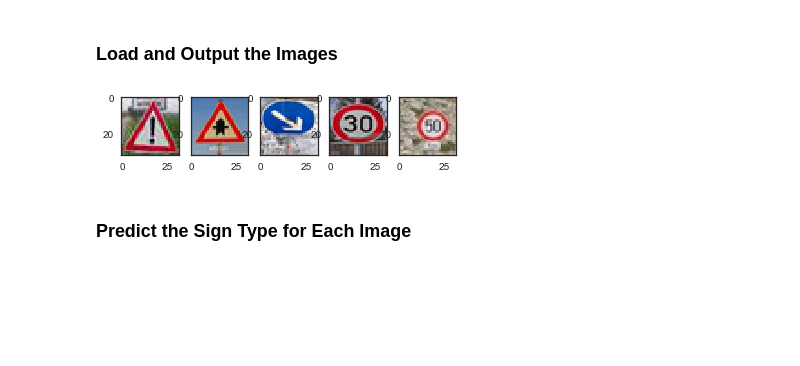
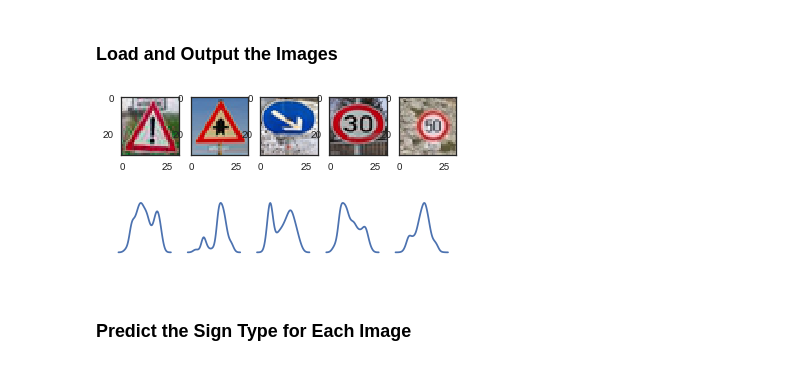
Before and after one commit to sunilsu/carnd-p2, a Jupyter notebook: Traffic_Sign_Classifier.ipynb, the cells around one changed output. Drawn from its saved outputs; the diff is of its cells as text; code cells hidden in the pictures; blank space fills up the shorter version.

Commit message:
added histograms for web downloaded images with some predictions on how the model would perform

```diff
--- a/Traffic_Sign_Classifier.ipynb
+++ b/Traffic_Sign_Classifier.ipynb
@@ -520,16 +520,25 @@ You may find `signnames.csv` useful as it contains mappings from the class id (i
 # %%
 ### Load the images and plot them here.
 ### Feel free to use as many code cells as needed.
 from skimage import io
 web_images = np.empty((5,32,32,3), dtype=np.uint8)
 for n in range(1,6):
     img = io.imread('data/' + 'resize_image' + str(n) + '.jpg')
     plt.subplot(1,5,n)
     web_images[n-1] = img
     plt.imshow(web_images[n-1])
     # print(img.shape)
+
+# plot histogram
+plt.figure(figsize=(6,1))
+for n in range(1,6):
+    img = rgb2gray(web_images[n-1])
+    ax = plt.subplot(1,5,n)
+    ax.set_axis_off()
+    sns.distplot(img.ravel(), bins=256, hist = False, ax=ax)
 # %% [output]
 [figure]
+[figure, added]
 # %% [markdown]
 ### Predict the Sign Type for Each Image
 # %%
```
Also changed, not shown: parts of 2 cells of this notebook, 3 other files.
